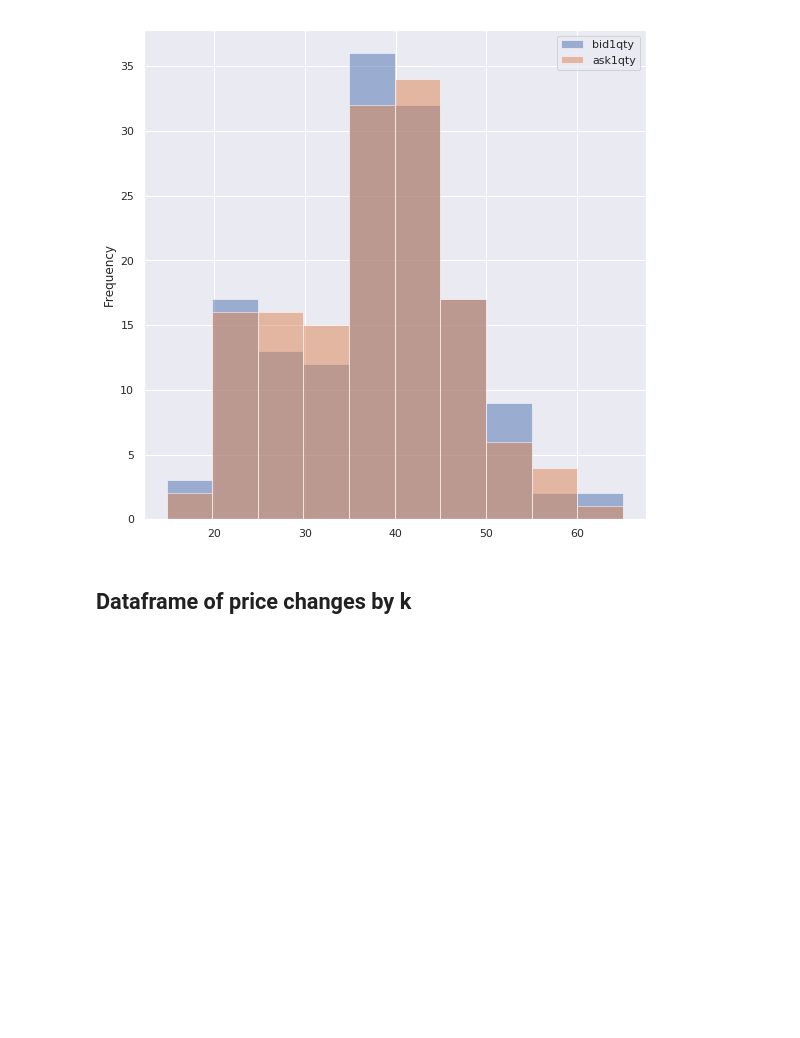
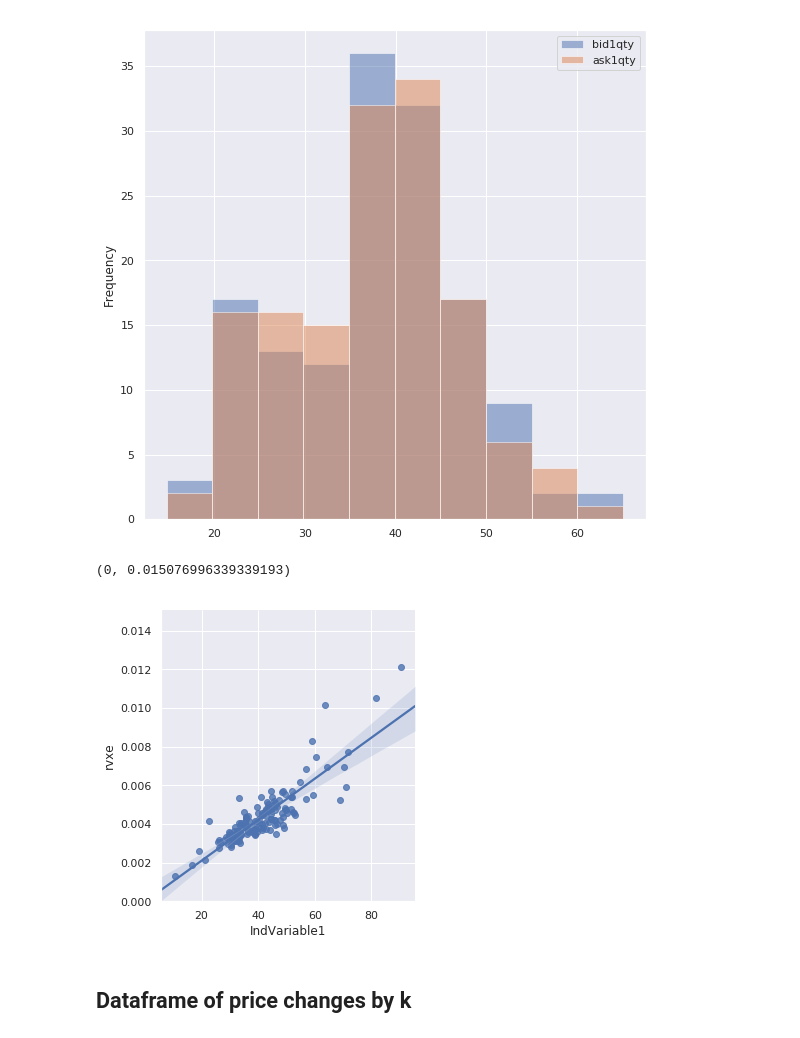
Before and after one commit to fagan2888/UZStats, a Jupyter notebook: CME_Tick_Changes.ipynb, the cells around one changed output. Saved outputs shown, nothing was run; the diff lists cells and outputs as text; code cells hidden in the pictures; blank space fills up the shorter version.

```diff
--- a/CME_Tick_Changes.ipynb
+++ b/CME_Tick_Changes.ipynb
@@ -291,3 +288,12 @@ sns.set(style="darkgrid")
 DF_STATS_EUR[['bid1qty','ask1qty']].plot(figsize=(9,9), grid= True, kind = 'hist', alpha=0.5);
 # %% [output]
 [figure]
+# %%
+DF_STATS_EUR['IndVariable1'] = DF_STATS_EUR['Tick']* DF_STATS_EUR['eta1']*np.sqrt(DF_STATS_EUR['M'])
+sns.set(style="darkgrid")
+# DF_STATS_EUR.plot(figsize=(9,9), y = 'rvxe', x = 'IndVariable1', grid= True, kind = 'scatter', ylim = [0,0.01]);
+sns.lmplot(x="IndVariable1", y="rvxe", data=DF_STATS_EUR);
+plt.ylim(0, )
+# %% [output]
+(0, 0.015076996339339193)
+[figure, added]
```
Also changed, not shown: parts of 7 cells of this notebook.
